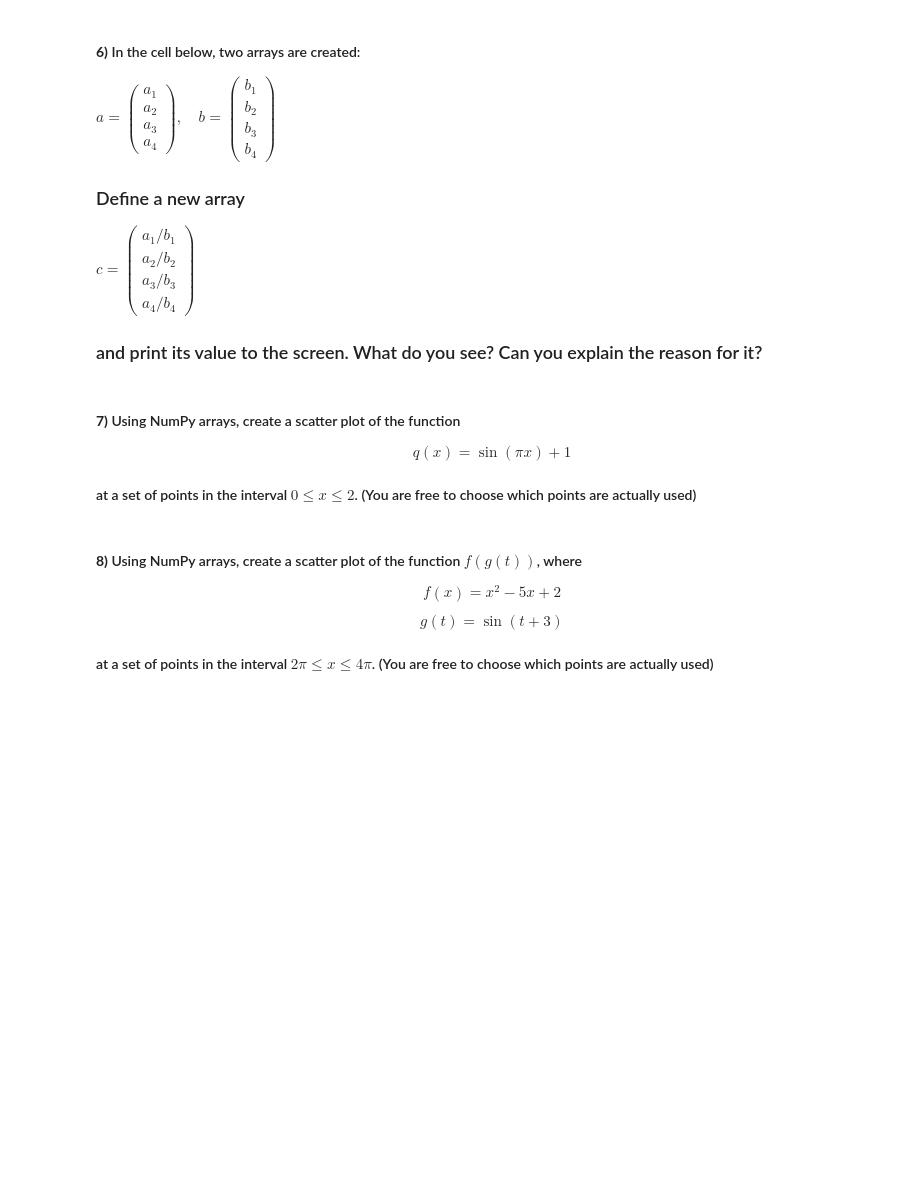
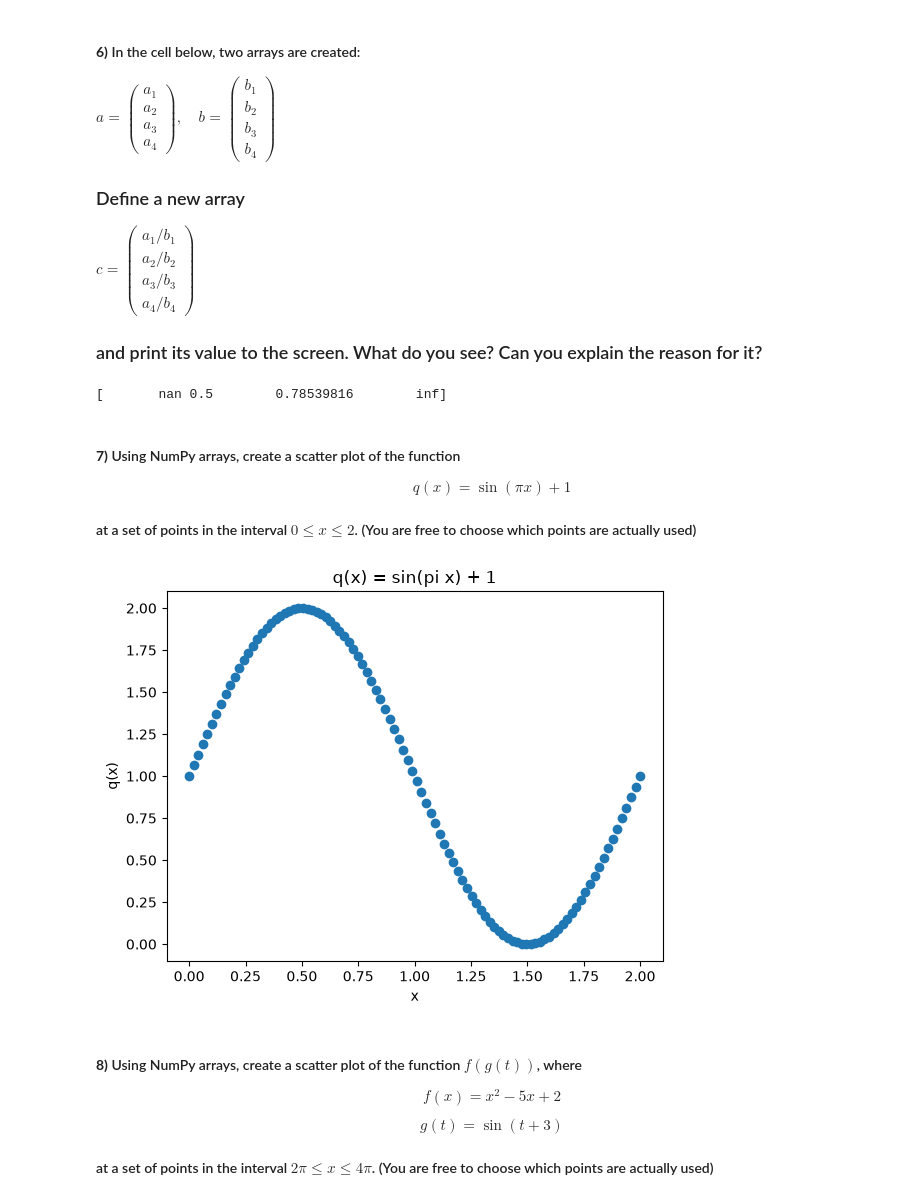
Before and after one commit to XintongIceyLi/datasci185fall2026, a Jupyter notebook: Lecture_05_Libraries_and_Specialized_Functions/Lecture5 copy.ipynb, the cells around one changed output. Drawn from its saved outputs; the diff is of its cells as text; code cells hidden in the pictures; blank space fills up the shorter version.

```diff
--- a/Lecture_05_Libraries_and_Specialized_Functions/Lecture5 copy.ipynb
+++ b/Lecture_05_Libraries_and_Specialized_Functions/Lecture5 copy.ipynb
@@ -814,6 +865,11 @@ a = np.array([0, 1.0, np.pi, np.cos(np.pi/12)])
 b = np.array([0, 2.0, 4, 0])
 
 # your code here
+# Division by zero produces nan for 0/0 and inf for a positive number/0.
+c = a / b
+print(c)
+# %% [output]
+[       nan 0.5        0.78539816        inf]
 # %% [markdown]
 #### **7)** Using NumPy arrays, create a scatter plot of the function
 
@@ -825,3 +879,15 @@ $$q(x) = \sin(\pi x) + 1$$
+# %%
+# your code here
+x_values = np.linspace(0, 2, 100)
+q_values = np.sin(np.pi * x_values) + 1
+
+plt.scatter(x=x_values, y=q_values)
+plt.xlabel("x")
+plt.ylabel("q(x)")
+plt.title("q(x) = sin(pi x) + 1")
+plt.show()
+# %% [output]
+[figure, added]
 # %% [markdown]
 #### **8)** Using NumPy arrays, create a scatter plot of the function $f(g(t))$, where
 
```
Also changed, not shown: parts of 22 cells of this notebook, 21 other files.
